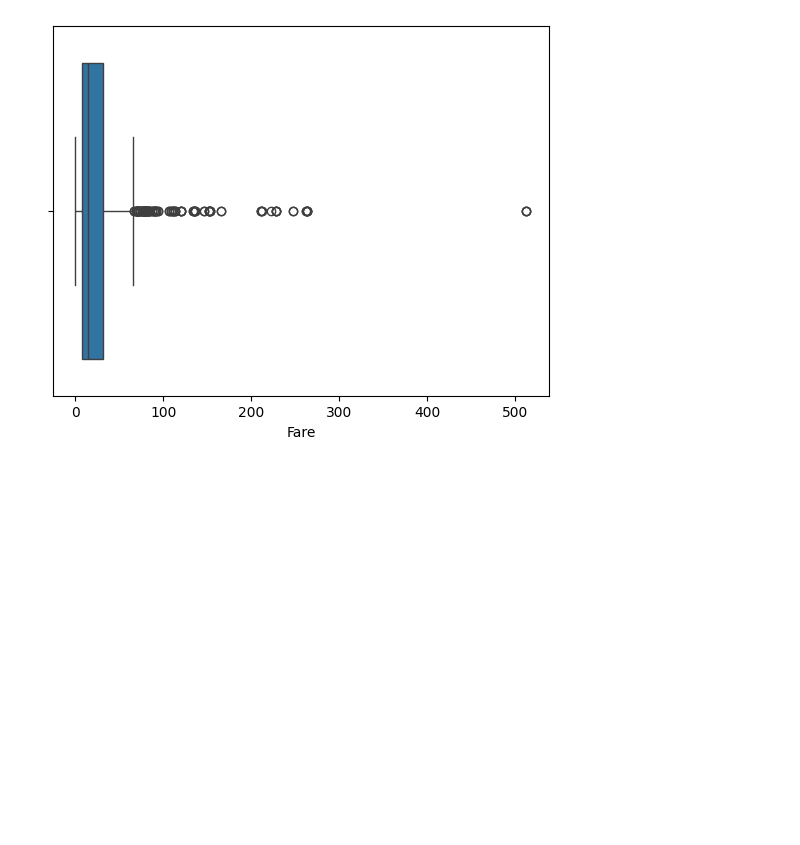
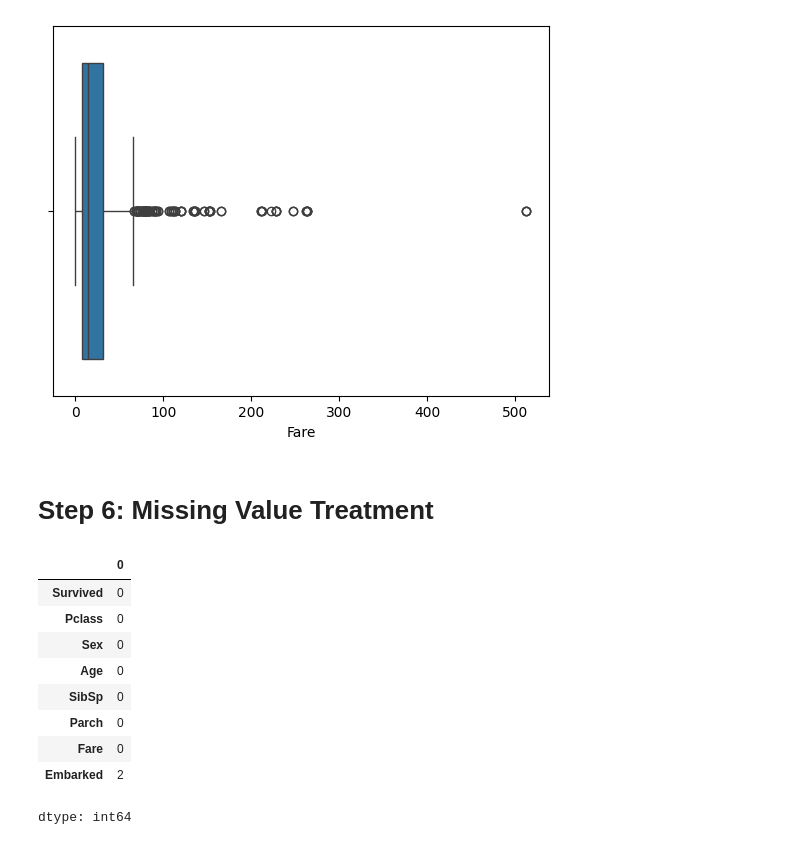
Before and after one commit to Behnaz81/TitanicDataMining, a Jupyter notebook: TitanicDataPreprocess.ipynb, the cells around one changed output. Drawn from its saved outputs; the diff is of its cells as text; code cells hidden in the pictures; blank space fills up the shorter version.

Commit message:
Missing values treatment

```diff
--- a/TitanicDataPreprocess.ipynb
+++ b/TitanicDataPreprocess.ipynb
@@ -113,3 +114,21 @@ for i in ['Age', 'Fare']:
 # %% [output]
 [figure]
 [figure]
+# %% [markdown]
+# Step 6: Missing Value Treatment
+# %%
+impute = KNNImputer()
+df['Age'] = impute.fit_transform(df[['Age']])
+# %%
+df.isnull().sum()
+# %% [output]
+|  | 0 |
+| Survived | 0 |
+| Pclass | 0 |
+| Sex | 0 |
+| Age | 0 |
+| SibSp | 0 |
+| Parch | 0 |
+| Fare | 0 |
+| Embarked | 2 |
+dtype: int64
```
Also changed, not shown: parts of 3 cells of this notebook.
